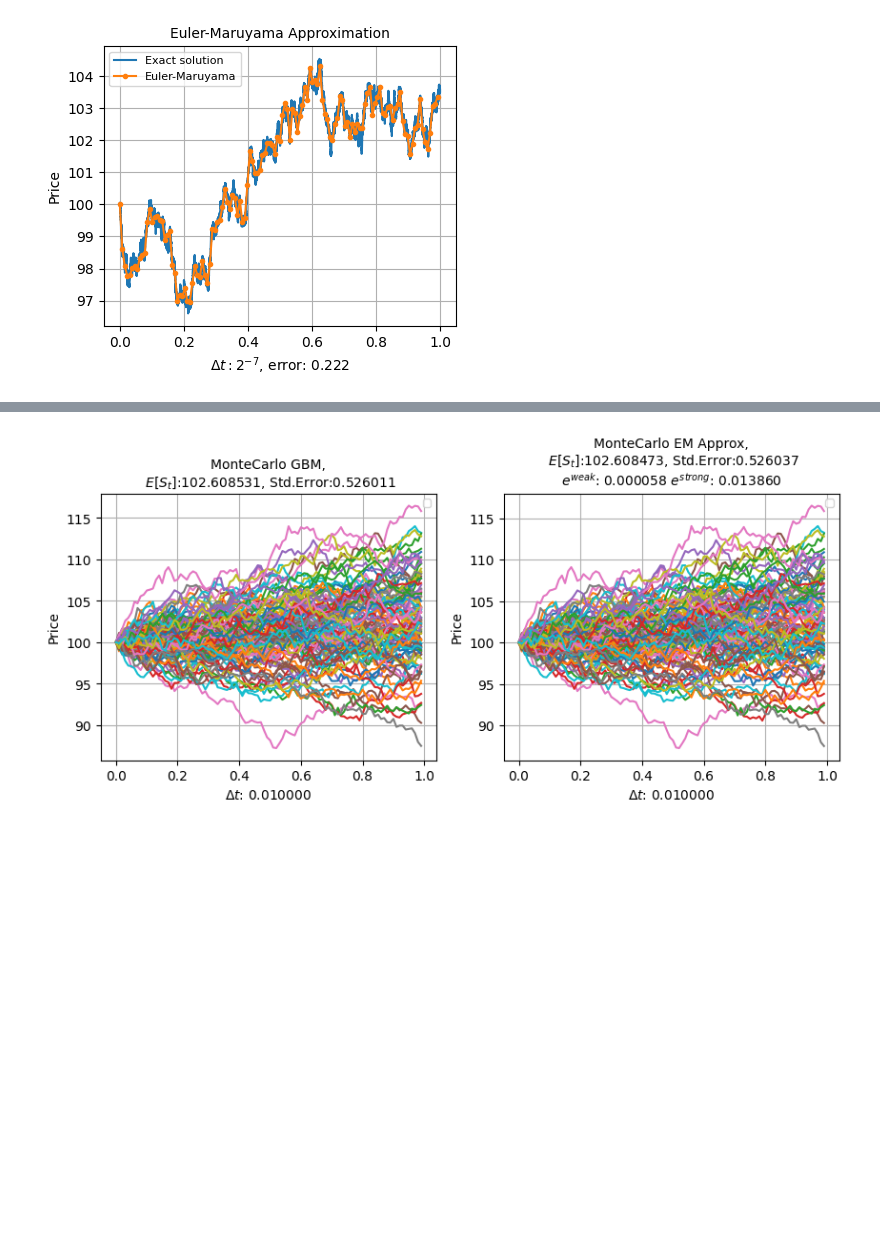
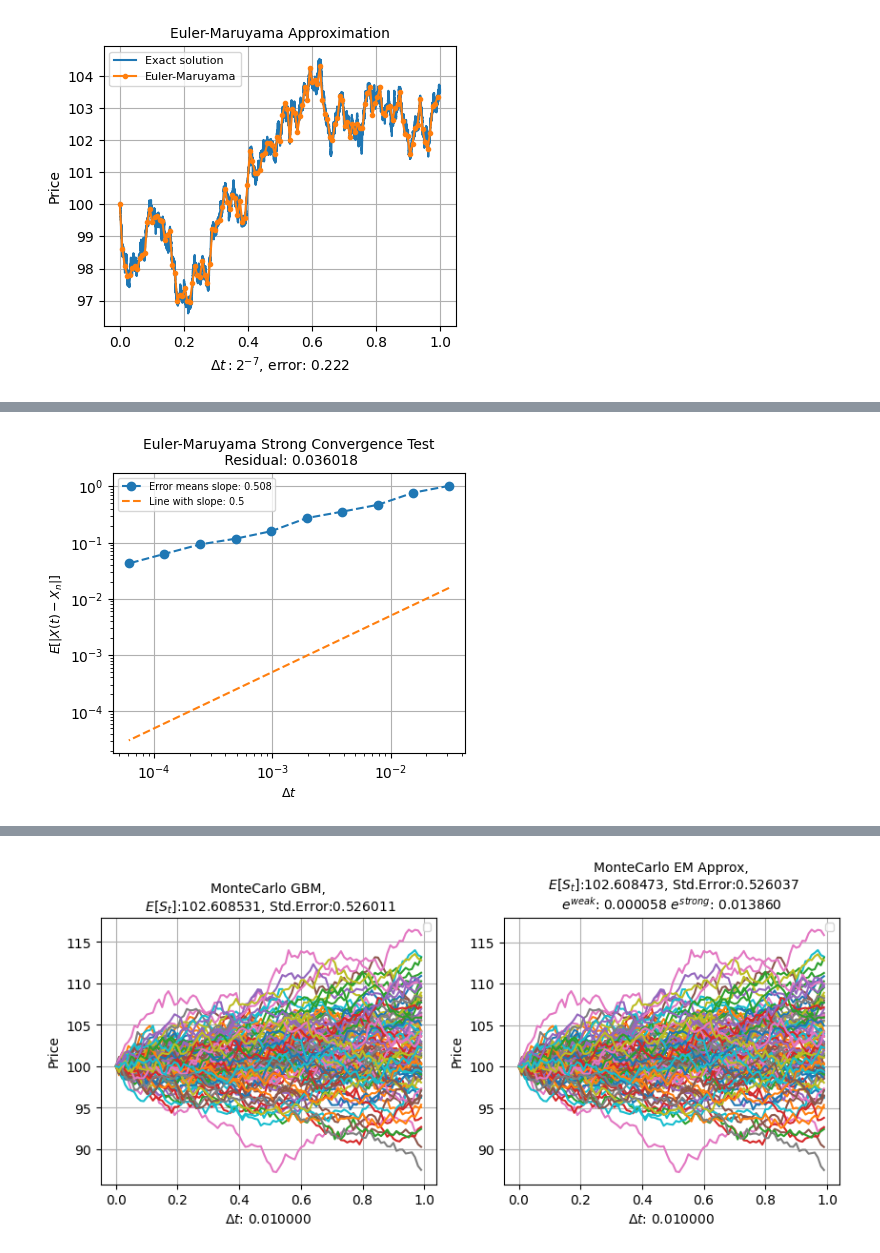
Before and after one commit to akalingking/market-maker, a Jupyter notebook: market_maker/avellaneda-stoikov/numerical_methods_for_stochastic_differential_equations.ipynb, the cells around one changed output, grey strips where cells are left out. Saved outputs shown, nothing was run; the diff lists cells and outputs as text; code cells hidden in the pictures; blank space fills up the shorter version.

Commit message:
convergence of approximation to true value

```diff
--- a/market_maker/avellaneda-stoikov/numerical_methods_for_stochastic_differential_equations.ipynb
+++ b/market_maker/avellaneda-stoikov/numerical_methods_for_stochastic_differential_equations.ipynb
@@ -221,0 +227,71 @@ If a numerical scheme converges with the order $\rho$, then by decreasing the st
+# %%
+def least_square_fit(X, Y):
+    """ Utility function to fit the line y = mx + c
+        using a matrix of x and vector of ones
+    """
+    A = np.vstack([np.log(X), np.ones(len(X))]).T
+    y = np.log(Y)
+    slope_and_intercept = np.linalg.lstsq(A, y, rcond=None)[0]
+    resid = np.linalg.norm(A.dot(slope_and_intercept) - y)**2
+    return slope_and_intercept, resid
+# %%
+# Proof of Euler-Maruyama strong convergence order of 1/2
+np.random.seed(random_seed)
+mu = 2    # Drift
+sigma = 1 # Diffusion
+x0 = 1    # Starting price
+N = 2**15 # Number of Brownian increments
+T = 1     # Time horizon
+dt = T/N  # Brownian step size
+M = 100   # Number of MonteCarlo simulations
+errors = np.zeros([M, 10]) # Matrix of errors
+
+for m in range(M):
+    # Execute Monte-Carlo paths
+    W = np.sqrt(dt) * np.random.normal(0,1,N)
+    Wt = W.cumsum()
+    for i in range(5,15):
+        # Analytical solution
+        t = np.arange(0,T,dt)
+        Xt = np.zeros(N)
+        Xt[0] = x0
+        for j in range(1, len(t)):
+            Xt[j] = x0 * np.exp((mu-0.5*sigma**2)*t[j-1] + sigma*Wt[j-1])
+
+        # Euler Approximation
+        I = 2**i          # Euler Increments, <= Brownian increments to approximate
+        step = round(N/I) # step size adjustment factor
+        Dt = step*dt      # Euler adjusted time step
+        te = np.arange(0, T, Dt)
+        Wte = np.array([np.sum(W[k*step : (k+1)*step])for k in range(I)])
+        Xe = np.zeros(I)
+        Xe[0]=x0
+        for l in range(1, len(te)):
+            Xe[l] = Xe[l-1] * (1 + mu*Dt + sigma*Wte[l-1])
+
+        # Errors
+        errors[m, i-5] = np.abs(Xt[-1] - Xe[-1])
+
+# Vector of Euler time step sizes used as X values and error means as Y values
+Dts = np.array([2**x for x in range(-5, -15, -1)])
+err_means = errors.mean(axis=0)
+lst_sqr_fit, resid = least_square_fit(Dts, err_means)
+
+rho, intercept = lst_sqr_fit
+#assert math.isclose(m, 0.5, abs_tol=0.01)
+
+fig =  plt.figure(figsize=(10,8))
+ax = fig.add_subplot(221)
+ax.loglog(Dts, err_means, marker="o", linestyle="dashed",
+          label= "Error means slope: {:.3f}".format(rho))
+ax.loglog(Dts, 0.5*Dts, linestyle="dashed",
+          label="Line with slope: 0.5")
+ax.set_xlabel("$\Delta t$", size=9)
+ax.set_ylabel("$E[|X(t)-X_n|]$", size=9)
+ax.set_title("Euler-Maruyama Strong Convergence Test\n"
+             + " Residual: {:.6f}".format(resid), size=10)
+ax.legend(prop={"size":7})
+ax.grid(":")
+plt.show()
+# %% [output]
+[figure, added]
```
Also changed, not shown: parts of 7 cells of this notebook.
